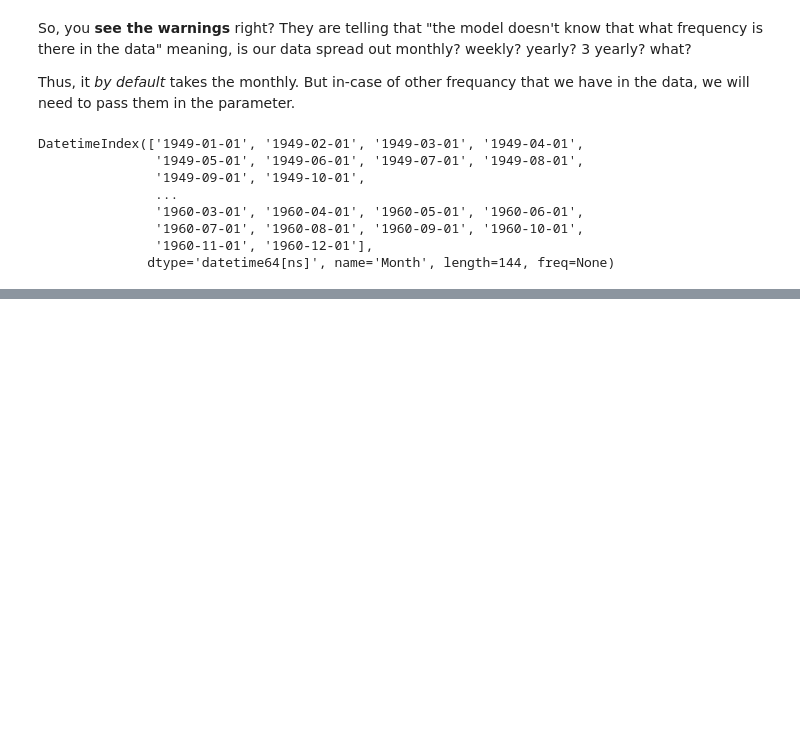
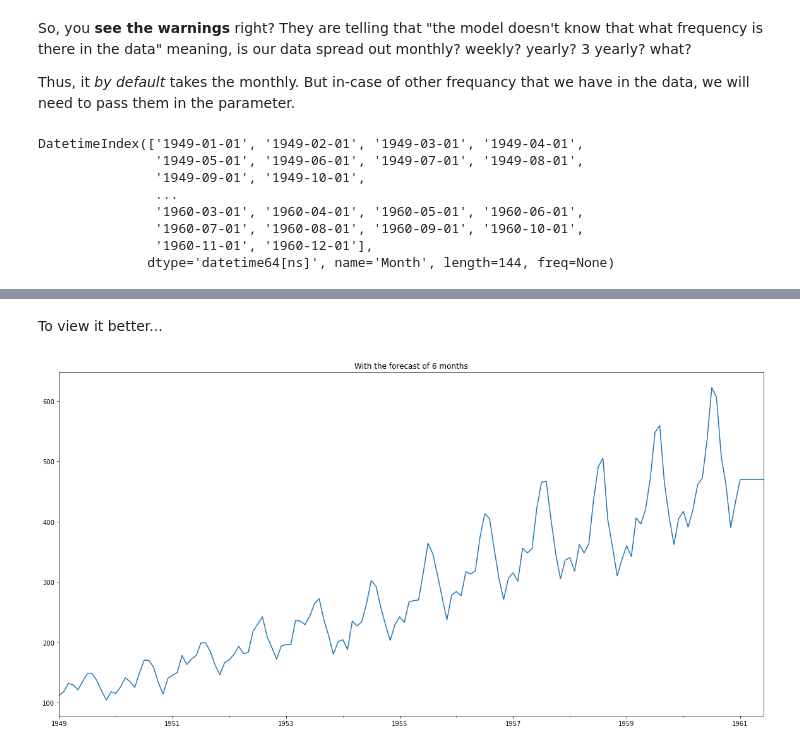
Before and after one commit to AayushSameerShah/TimeSeries-Forecasting, a Jupyter notebook: 2. Exponential Smoothing and ETS/4. SES.ipynb, the cells around one changed output, grey strips where cells are left out. Cells and saved outputs as stored; diff of their text form; code cells hidden in the pictures; blank space fills up the shorter version.

```diff
--- a/2. Exponential Smoothing and ETS/4. SES.ipynb
+++ b/2. Exponential Smoothing and ETS/4. SES.ipynb
@@ -121,0 +202,8 @@ ses = SimpleExpSmoothing(passengers,
+# %% [markdown]
+To view it better...
+# %%
+forecast_passengers = pd.concat([passengers, pd.DataFrame(result.forecast(6), columns=["Passengers"])])
+forecast_passengers["Passengers"].plot()
+plt.title("With the forecast of 6 months");
+# %% [output]
+[figure, added]
```
Also changed, not shown: parts of 25 cells of this notebook, 1 other file.
